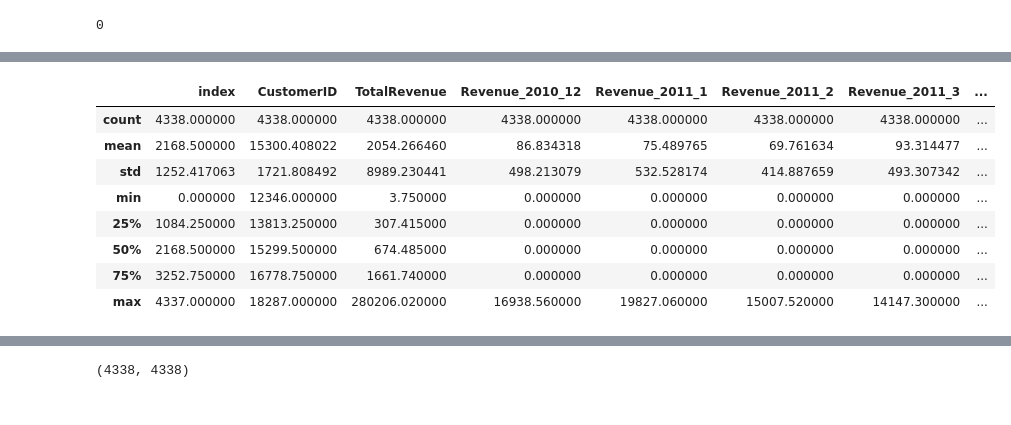
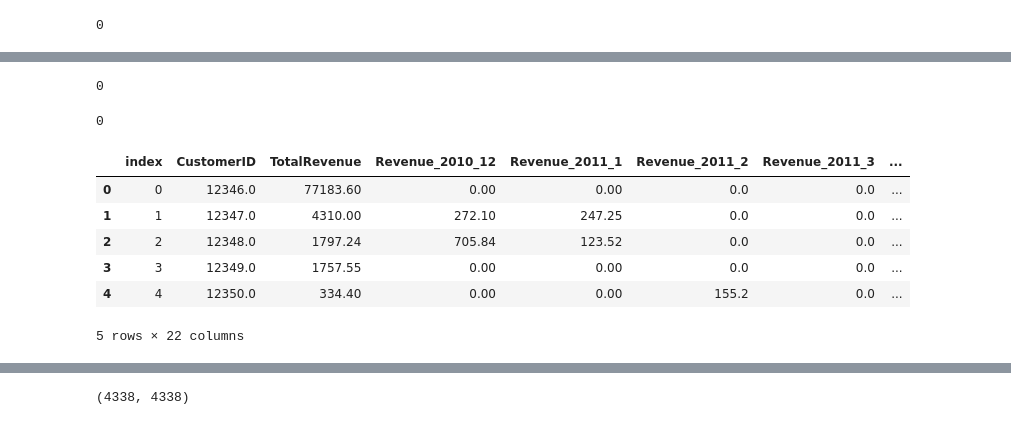
Before and after one commit to leexa90/E-commece-Data-Science, a Jupyter notebook: Untitled.ipynb, the cells around one changed output, grey strips where cells are left out. Cells and saved outputs as stored; diff of their text form; code cells hidden in the pictures.

```diff
--- a/Untitled.ipynb
+++ b/Untitled.ipynb
@@ -178,6 +178,11 @@ print counter
 # %%
 train = data2[((data2['Year']==2010)*(data2['Month'].isin([12,]))) | \
               ((data2['Year']==2011)*(data2['Month'].isin([1,2,])))]
-test = data2[ ((data2['Year']==2011)*(data2['Month'].isin([3,])))]
-len(train),len(test)
+test = data2[ ((data2['Year']==2011)*(data2['Month'].isin([3,4])))]
+test2 = data2[ ((data2['Year']==2011)*(data2['Month'].isin([5,6])))]
+test3 = data2[ ((data2['Year']==2011)*(data2['Month'].isin([7,8])))]
+test4 = data2[ ((data2['Year']==2011)*(data2['Month'].isin([9,10])))]
+test5 = data2[ ((data2['Year']==2011)*(data2['Month'].isin([11,12])))]
+
+len(train),len(test),len(test2),len(test3),len(test4),len(test5)
 # %% [output]
@@ -210,11 +194,37 @@ Invoice = train.groupby(['CustomerID',]).apply(lambda x :(list(x['StockCode_NR_i
 #print Invoice.head()
 customer_info_orders = pd.merge(customer_info,Invoice,on='CustomerID',how='outer')
 customer_info_orders.rename(columns={0 : 'orders'},inplace=True)
+
 Invoice_future = test.groupby(['CustomerID',]).apply(lambda x :(list(x['StockCode_NR_int']),
                                                          list(x['Quantity']))).reset_index(drop=0)
 #print Invoice.head()
 customer_info_orders = pd.merge(customer_info_orders,Invoice_future,on='CustomerID',how='outer')
 customer_info_orders.rename(columns={0 : 'orders_future'},inplace=True)
+
+Invoice_future = test2.groupby(['CustomerID',]).apply(lambda x :(list(x['StockCode_NR_int']),
+                                                         list(x['Quantity']))).reset_index(drop=0)
+#print Invoice.head()
+customer_info_orders = pd.merge(customer_info_orders,Invoice_future,on='CustomerID',how='outer')
+customer_info_orders.rename(columns={0 : 'orders_future2'},inplace=True)
+
+Invoice_future = test3.groupby(['CustomerID',]).apply(lambda x :(list(x['StockCode_NR_int']),
+                                                         list(x['Quantity']))).reset_index(drop=0)
+#print Invoice.head()
+customer_info_orders = pd.merge(customer_info_orders,Invoice_future,on='CustomerID',how='outer')
+customer_info_orders.rename(columns={0 : 'orders_future3'},inplace=True)
+
+Invoice_future = test4.groupby(['CustomerID',]).apply(lambda x :(list(x['StockCode_NR_int']),
+                                                         list(x['Quantity']))).reset_index(drop=0)
+#print Invoice.head()
+customer_info_orders = pd.merge(customer_info_orders,Invoice_future,on='CustomerID',how='outer')
+customer_info_orders.rename(columns={0 : 'orders_future4'},inplace=True)
+
+Invoice_future = test5.groupby(['CustomerID',]).apply(lambda x :(list(x['StockCode_NR_int']),
+                                                         list(x['Quantity']))).reset_index(drop=0)
+#print Invoice.head()
+customer_info_orders = pd.merge(customer_info_orders,Invoice_future,on='CustomerID',how='outer')
+customer_info_orders.rename(columns={0 : 'orders_future5'},inplace=True)
+
 customer_info_orders = customer_info_orders.sort_values('CustomerID').reset_index(drop=True)
 #print customer_info_orders
 # %%
@@ -246,15 +282,39 @@ gc.collect()
+# %%
+matrix_future4 = np.zeros((len(customer_info_orders),counter)).astype(np.float32)
+for i in range(len(customer_info_orders)):
+    try:
+        pdt,quantity = customer_info_orders.iloc[i]['orders_future4']
+        for j,k in zip(pdt,quantity):
+            matrix_future4[i,j] += k
+    except TypeError : None #no orders presetn
+
+import gc
+gc.collect()
+# %% [output]
+0
+# %%
+matrix_future5 = np.zeros((len(customer_info_orders),counter)).astype(np.float32)
+for i in range(len(customer_info_orders)):
+    try:
+        pdt,quantity = customer_info_orders.iloc[i]['orders_future5']
+        for j,k in zip(pdt,quantity):
+            matrix_future5[i,j] += k
+    except TypeError : None #no orders presetn
+
+import gc
+gc.collect()
+# %% [output]
+0
 # %%
-customer_info_orders.describe()
+customer_info_orders.head()
 # %% [output]
 |  | index | CustomerID | TotalRevenue | Revenue_2010_12 | Revenue_2011_1 | Revenue_2011_2 | Revenue_2011_3 | ... |
-| count | 4338.000000 | 4338.000000 | 4338.000000 | 4338.000000 | 4338.000000 | 4338.000000 | 4338.000000 | ... |
-| mean | 2168.500000 | 15300.408022 | 2054.266460 | 86.834318 | 75.489765 | 69.761634 | 93.314477 | ... |
-| std | 1252.417063 | 1721.808492 | 8989.230441 | 498.213079 | 532.528174 | 414.887659 | 493.307342 | ... |
-| min | 0.000000 | 12346.000000 | 3.750000 | 0.000000 | 0.000000 | 0.000000 | 0.000000 | ... |
-| 25% | 1084.250000 | 13813.250000 | 307.415000 | 0.000000 | 0.000000 | 0.000000 | 0.000000 | ... |
-| 50% | 2168.500000 | 15299.500000 | 674.485000 | 0.000000 | 0.000000 | 0.000000 | 0.000000 | ... |
-| 75% | 3252.750000 | 16778.750000 | 1661.740000 | 0.000000 | 0.000000 | 0.000000 | 0.000000 | ... |
-| max | 4337.000000 | 18287.000000 | 280206.020000 | 16938.560000 | 19827.060000 | 15007.520000 | 14147.300000 | ... |
+| 0 | 0 | 12346.0 | 77183.60 | 0.00 | 0.00 | 0.0 | 0.0 | ... |
+| 1 | 1 | 12347.0 | 4310.00 | 272.10 | 247.25 | 0.0 | 0.0 | ... |
+| 2 | 2 | 12348.0 | 1797.24 | 705.84 | 123.52 | 0.0 | 0.0 | ... |
+| 3 | 3 | 12349.0 | 1757.55 | 0.00 | 0.00 | 0.0 | 0.0 | ... |
+| 4 | 4 | 12350.0 | 334.40 | 0.00 | 0.00 | 155.2 | 0.0 | ... |
+5 rows × 22 columns
 # %%
 # recommendation system , for our case since entries are small, we use SVD to do matrix factorization
 # instead of a less expensive but approximate algorithm like alternating last squares. WARNING This is not scalable.
```
Also changed, not shown: parts of 15 cells of this notebook.
